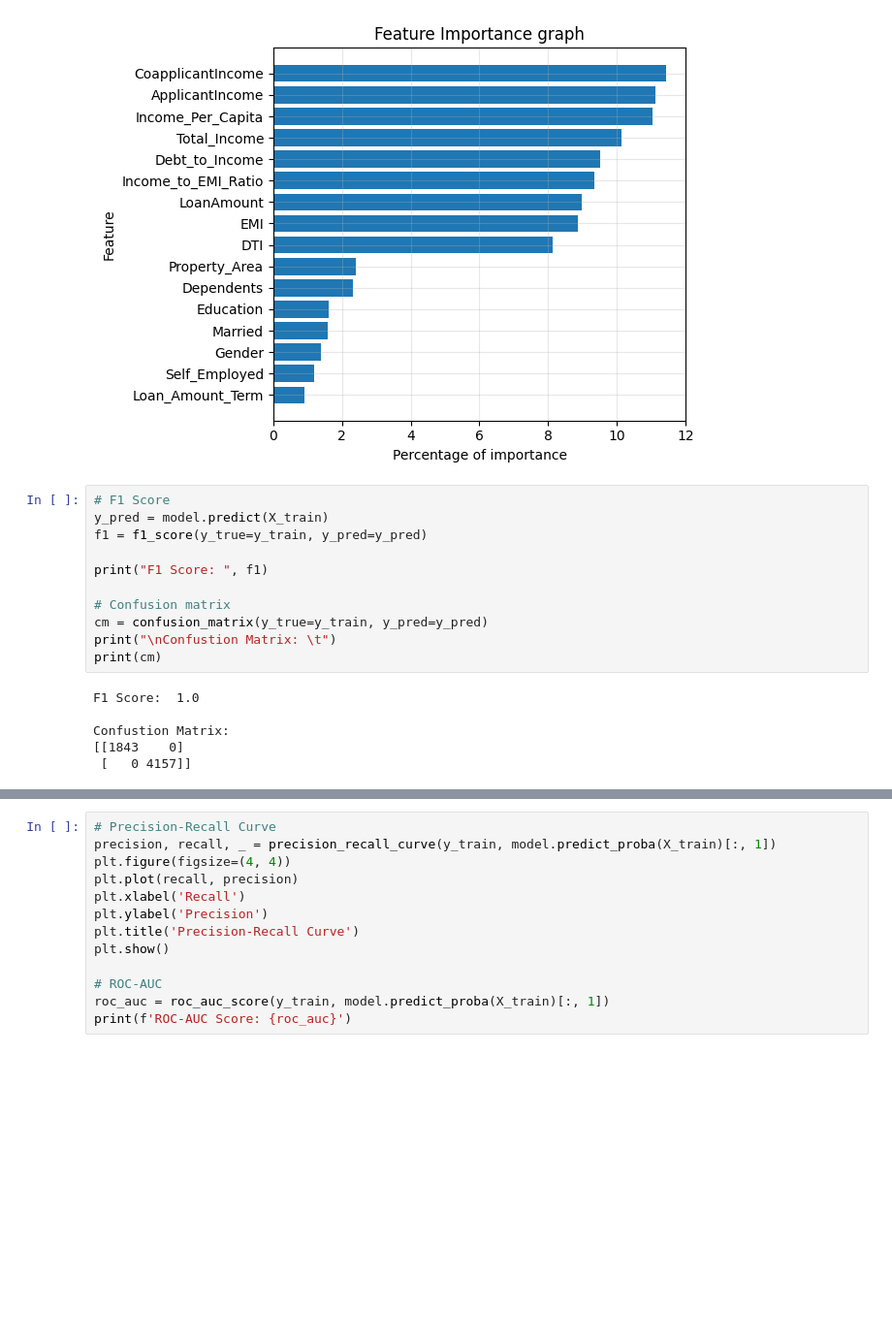
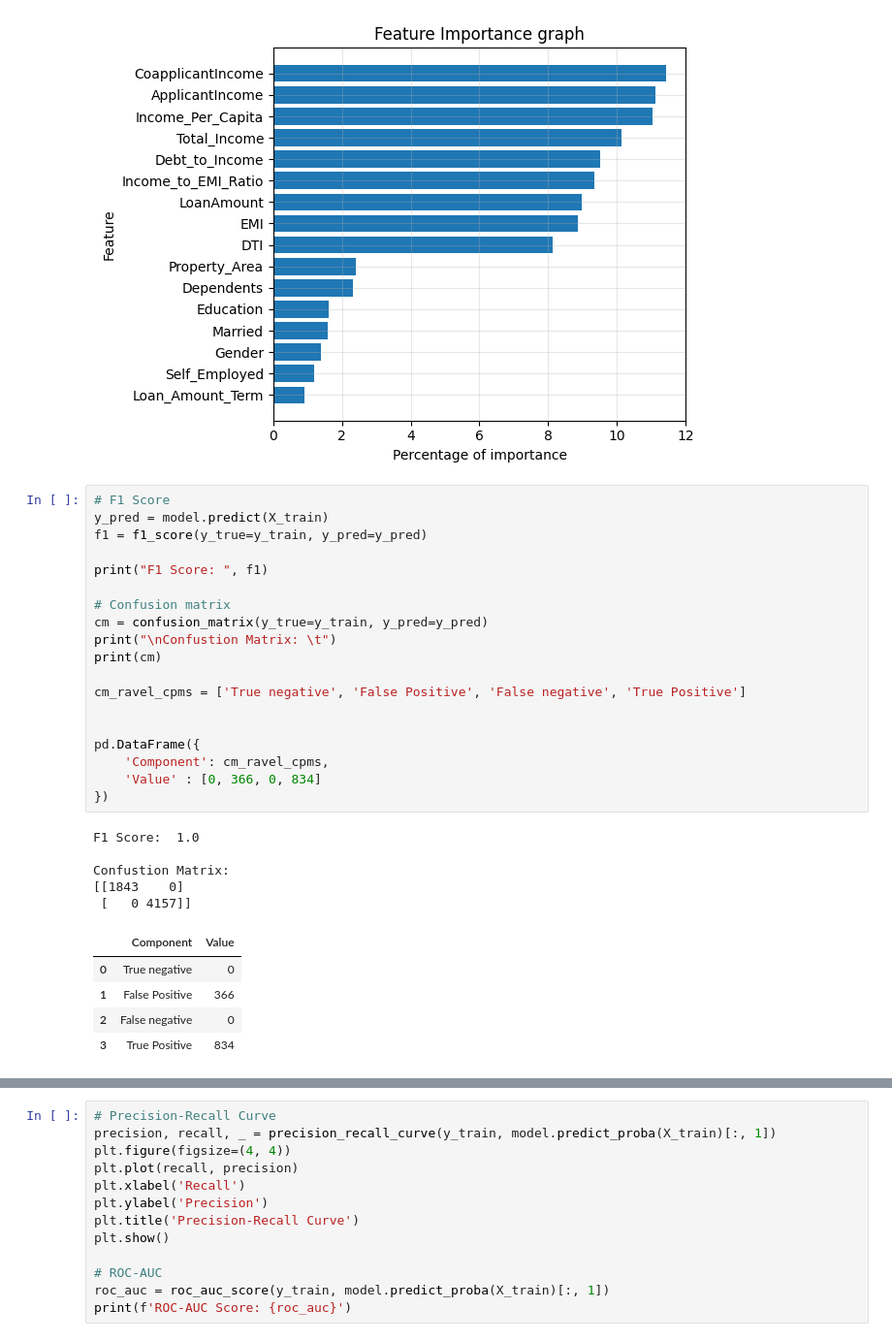
Before and after one commit to aryan220105/LoanEligibilityPredictor, a Jupyter notebook: LoanerRFC.ipynb, the cells around one changed output, grey strips where cells are left out. Shown at 97% size. Saved outputs shown, nothing was run; the diff lists cells and outputs as text; blank space fills up the shorter version.

```diff
--- a/LoanerRFC.ipynb
+++ b/LoanerRFC.ipynb
@@ -154,17 +155,30 @@ plt.tight_layout()
 # %%
 # F1 Score
 y_pred = model.predict(X_train)
 f1 = f1_score(y_true=y_train, y_pred=y_pred)
 
 print("F1 Score: ", f1)
 
 # Confusion matrix
 cm = confusion_matrix(y_true=y_train, y_pred=y_pred)
 print("\nConfustion Matrix: \t")
 print(cm)
+
+cm_ravel_cpms = ['True negative', 'False Positive', 'False negative', 'True Positive']
+
+
+pd.DataFrame({
+    'Component': cm_ravel_cpms,
+    'Value' : [0, 366, 0, 834]
+})
 # %% [output]
 F1 Score:  1.0
 
 Confustion Matrix:
 [[1843    0]
  [   0 4157]]
+|  | Component | Value |
+| 0 | True negative | 0 |
+| 1 | False Positive | 366 |
+| 2 | False negative | 0 |
+| 3 | True Positive | 834 |
```
Also changed, not shown: parts of 2 cells of this notebook, 4 other files.
